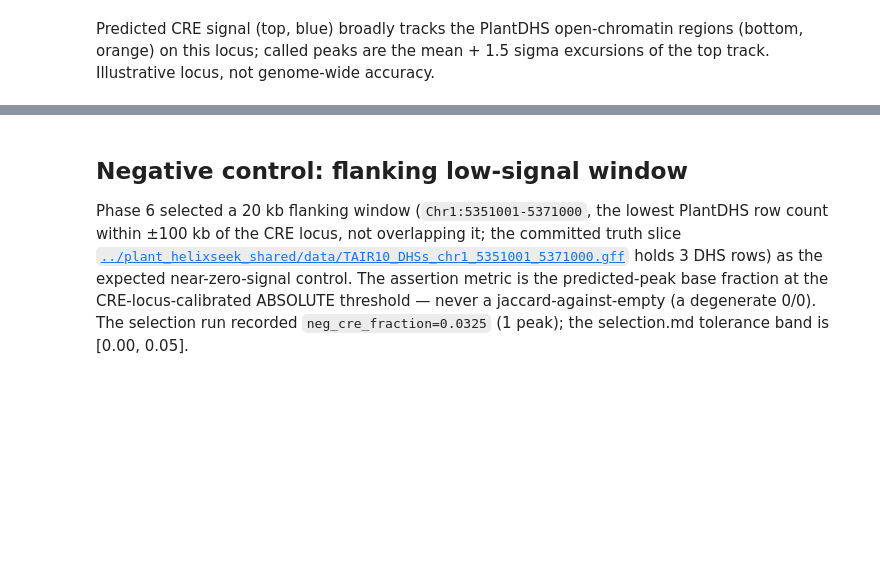
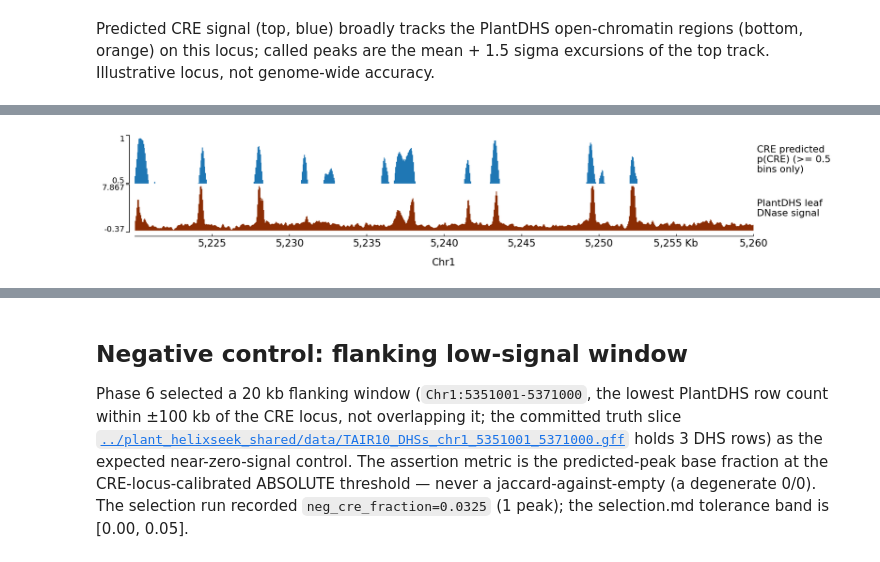
Before and after one commit to zhangtaolab/DNALLM, a Jupyter notebook: docs/example/notebooks/plant_helixseek_cre/plant_helixseek_cre.ipynb, the cells around one changed output, grey strips where cells are left out. Cells and saved outputs as stored; diff of their text form; code cells hidden in the pictures; blank space fills up the shorter version.

```diff
--- a/docs/example/notebooks/plant_helixseek_cre/plant_helixseek_cre.ipynb
+++ b/docs/example/notebooks/plant_helixseek_cre/plant_helixseek_cre.ipynb
@@ -389,0 +407,82 @@ Illustrative locus, not genome-wide accuracy.
+# %%
+# Presentation-only zoom view over the owner-picked display window
+# Chr1:5220001-5260000 (40 kb), rendered with pygenometracks. No inference runs
+# here: the p(CRE) track slices the full-locus bin scores computed above, and
+# the leaf-DNase track reads the committed bedGraph directly (the renderer
+# crops it to the region).
+import base64
+import subprocess
+import sys
+
+zoom_start, zoom_end = 5220000, 5260000  # 0-based half-open display window
+
+outputs_dir = Path("outputs")
+outputs_dir.mkdir(exist_ok=True)
+
+# Confident-band bedGraph: rows are FILTERED AT WRITE TIME to p(CRE) >= 0.5 --
+# sub-0.5 bins are never written (display filter, disclosed in the caption).
+b0 = (zoom_start - genomic_offset) // bin_width
+b1 = (zoom_end - genomic_offset) // bin_width
+confident_rows = []
+for i in range(b0, b1):
+    score = float(bin_scores[i])
+    if score >= 0.5:
+        start0 = i * bin_width + genomic_offset
+        confident_rows.append(f"Chr1\t{start0}\t{start0 + bin_width}\t{score:.4f}")
+pcres_path = outputs_dir / "zoom_pcres_confident.bedGraph"
+pcres_path.write_text(
+    "# p(CRE) confident band: only bins with score >= 0.5 written (display filter)\n"
+    + "\n".join(confident_rows)
+    + "\n",
+    encoding="utf-8",
+)
+print(f"pcres_bins_shown={len(confident_rows)}")
+
+tracks_ini = outputs_dir / "zoom_cre_tracks.ini"
+tracks_ini.write_text(
+    f"""[CRE predicted p(CRE) confident band]
+file = {pcres_path}
+height = 2.6
+title = CRE predicted p(CRE) (>= 0.5 bins only)
+file_type = bedgraph
+color = #1f77b4
+min_value = 0.5
+max_value = 1
+
+[PlantDHS leaf DNase]
+file = ../plant_helixseek_shared/data/Ath_leaf_DNase_chr1_5100001_5300000.bedGraph
+height = 2.6
+title = PlantDHS leaf DNase signal
+file_type = bedgraph
+color = #8c2d04
+
+[x-axis]
+where = bottom
+""",
+    encoding="utf-8",
+)
+zoom_png = outputs_dir / "zoom_cre_window.png"
+subprocess.run(
+    [
+        str(Path(sys.executable).with_name("pgt")),  # PATH-independent pgt CLI
+        "--tracks",
+        str(tracks_ini),
+        "--region",
+        "Chr1:5220001-5260000",
+        "--outFileName",
+        str(zoom_png),
+        "--dpi",
+        "110",
+    ],
+    check=True,
+)
+display(
+    {
+        "image/png": base64.b64encode(zoom_png.read_bytes()).decode("ascii"),
+        "text/plain": "pgt zoom: p(CRE) confident band + leaf DNase, Chr1:5220001-5260000",
+    },
+    raw=True,
+)
+print("zoom_window=Chr1:5220001-5260000")
+print(f"zoom_width={zoom_end - zoom_start}")
+# %% [output]
@@ -389,0 +500 @@ Illustrative locus, not genome-wide accuracy.
+[figure, added]
```
Also changed, not shown: parts of 6 cells of this notebook, 14 other files.
